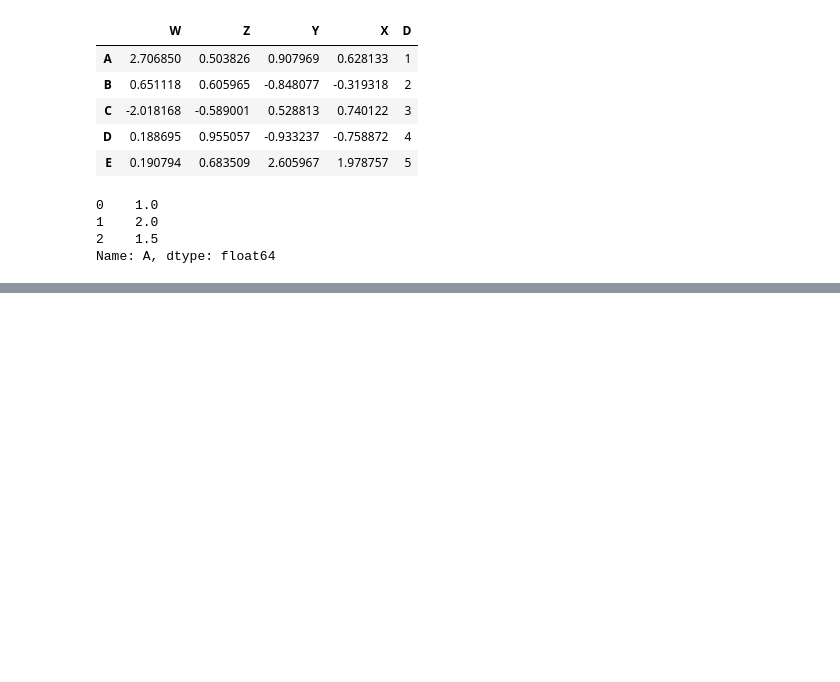
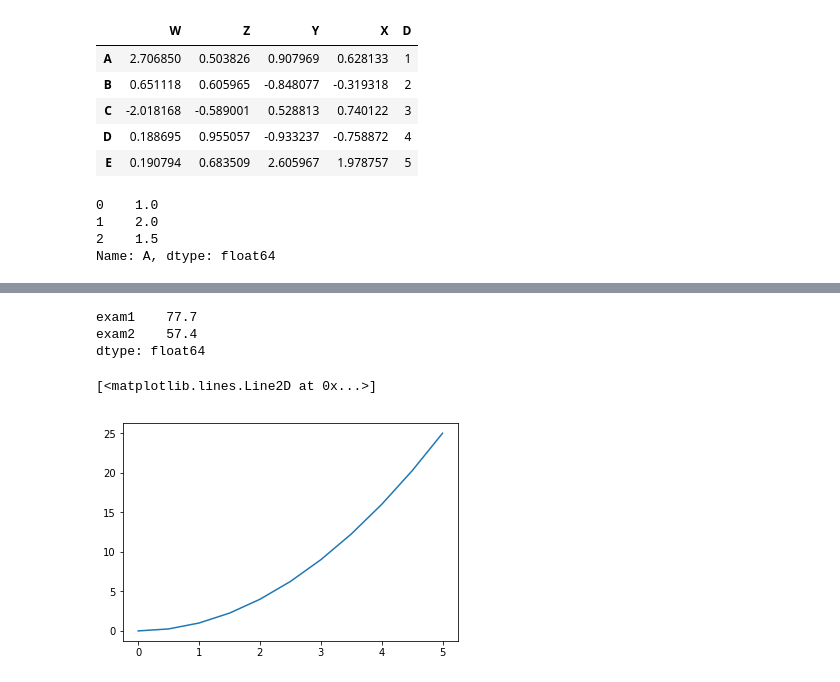
Before and after one commit to msznajder/udacity_intro_to_data_analysis-, a Jupyter notebook: udemy_python_for_data_science/sandbox3.ipynb, the cells around one changed output, grey strips where cells are left out. Cells and saved outputs as stored; diff of their text form; code cells hidden in the pictures; blank space fills up the shorter version.

```diff
--- a/udemy_python_for_data_science/sandbox3.ipynb
+++ b/udemy_python_for_data_science/sandbox3.ipynb
@@ -370,0 +1332,6 @@ Name: A, dtype: float64
+# %%
+grades_df.mean(axis=0)
+# %% [output]
+exam1    77.7
+exam2    57.4
+dtype: float64
@@ -370,0 +1344,8 @@ Name: A, dtype: float64
+# %%
+x = np.linspace(0, 5, 11)
+y = x**2
+# %%
+plt.plot(x, y)
+# %% [output]
+[<matplotlib.lines.Line2D at 0x...>]
+[figure, added]
```
Also changed, not shown: parts of 146 cells of this notebook, 12 other files.
